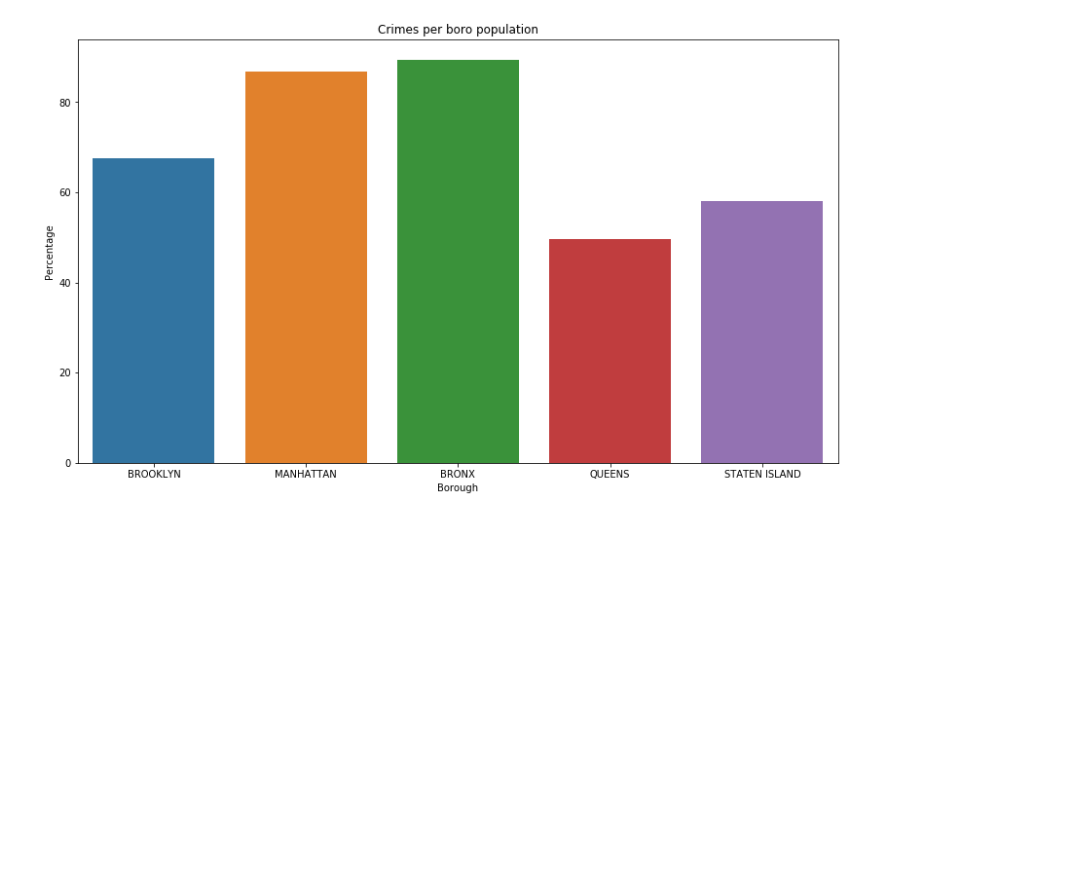
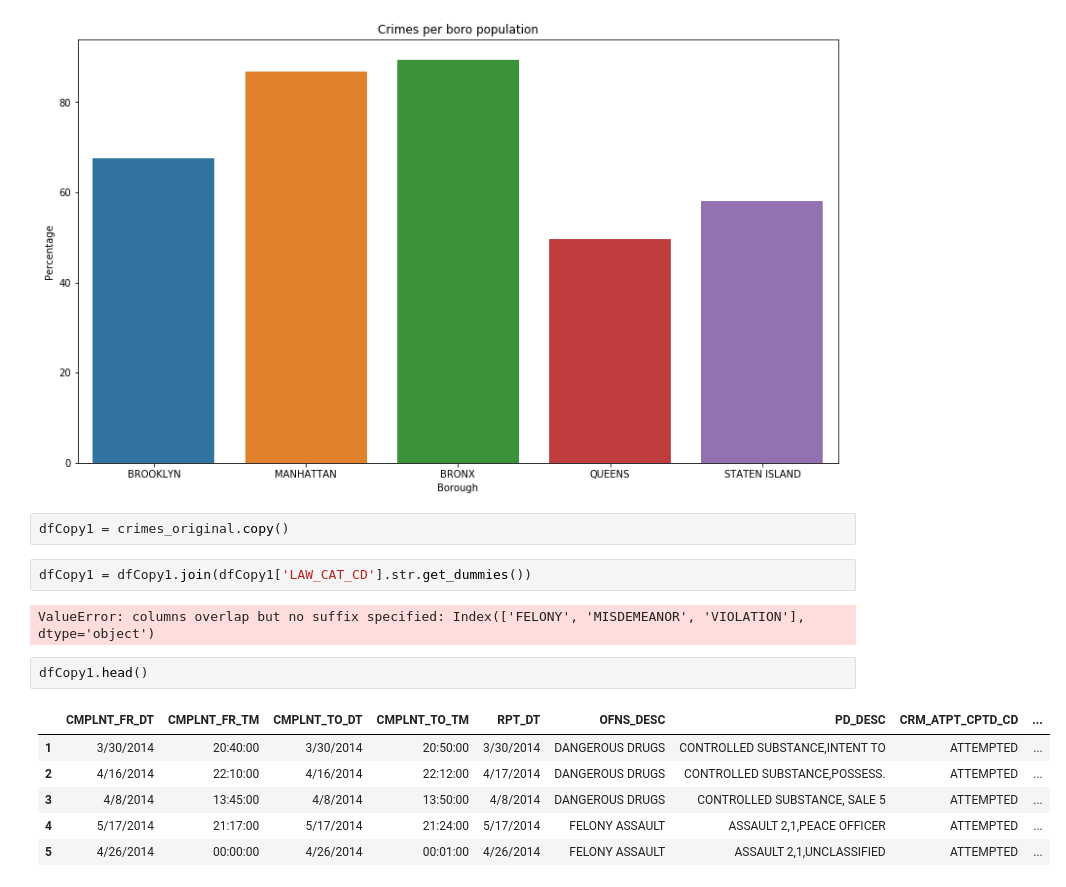
Before and after one commit to wilfy9249/Capstone-Fall-18, a Jupyter notebook: Python Notebook/NYC_Crimes_DataVisualization.ipynb, the cells around one changed output. Cells and saved outputs as stored; diff of their text form; blank space fills up the shorter version.

```diff
--- a/Python Notebook/NYC_Crimes_DataVisualization.ipynb
+++ b/Python Notebook/NYC_Crimes_DataVisualization.ipynb
@@ -187,3 +190,18 @@ plt.title('Crimes per boro population')
 plt.show()
 # %% [output]
 [figure]
+# %%
+dfCopy1 = crimes_original.copy()
+# %%
+dfCopy1 = dfCopy1.join(dfCopy1['LAW_CAT_CD'].str.get_dummies())
+# %% [output]
+ValueError: columns overlap but no suffix specified: Index(['FELONY', 'MISDEMEANOR', 'VIOLATION'], dtype='object')
+# %%
+dfCopy1.head()
+# %% [output]
+|  | CMPLNT_FR_DT | CMPLNT_FR_TM | CMPLNT_TO_DT | CMPLNT_TO_TM | RPT_DT | OFNS_DESC | PD_DESC | CRM_ATPT_CPTD_CD | ... |
+| 1 | 3/30/2014 | 20:40:00 | 3/30/2014 | 20:50:00 | 3/30/2014 | DANGEROUS DRUGS | CONTROLLED SUBSTANCE,INTENT TO | ATTEMPTED | ... |
+| 2 | 4/16/2014 | 22:10:00 | 4/16/2014 | 22:12:00 | 4/17/2014 | DANGEROUS DRUGS | CONTROLLED SUBSTANCE,POSSESS. | ATTEMPTED | ... |
+| 3 | 4/8/2014 | 13:45:00 | 4/8/2014 | 13:50:00 | 4/8/2014 | DANGEROUS DRUGS | CONTROLLED SUBSTANCE, SALE 5 | ATTEMPTED | ... |
+| 4 | 5/17/2014 | 21:17:00 | 5/17/2014 | 21:24:00 | 5/17/2014 | FELONY ASSAULT | ASSAULT 2,1,PEACE OFFICER | ATTEMPTED | ... |
+| 5 | 4/26/2014 | 00:00:00 | 4/26/2014 | 00:01:00 | 4/26/2014 | FELONY ASSAULT | ASSAULT 2,1,UNCLASSIFIED | ATTEMPTED | ... |
```
Also changed, not shown: parts of 3 cells of this notebook, 3 other files.
